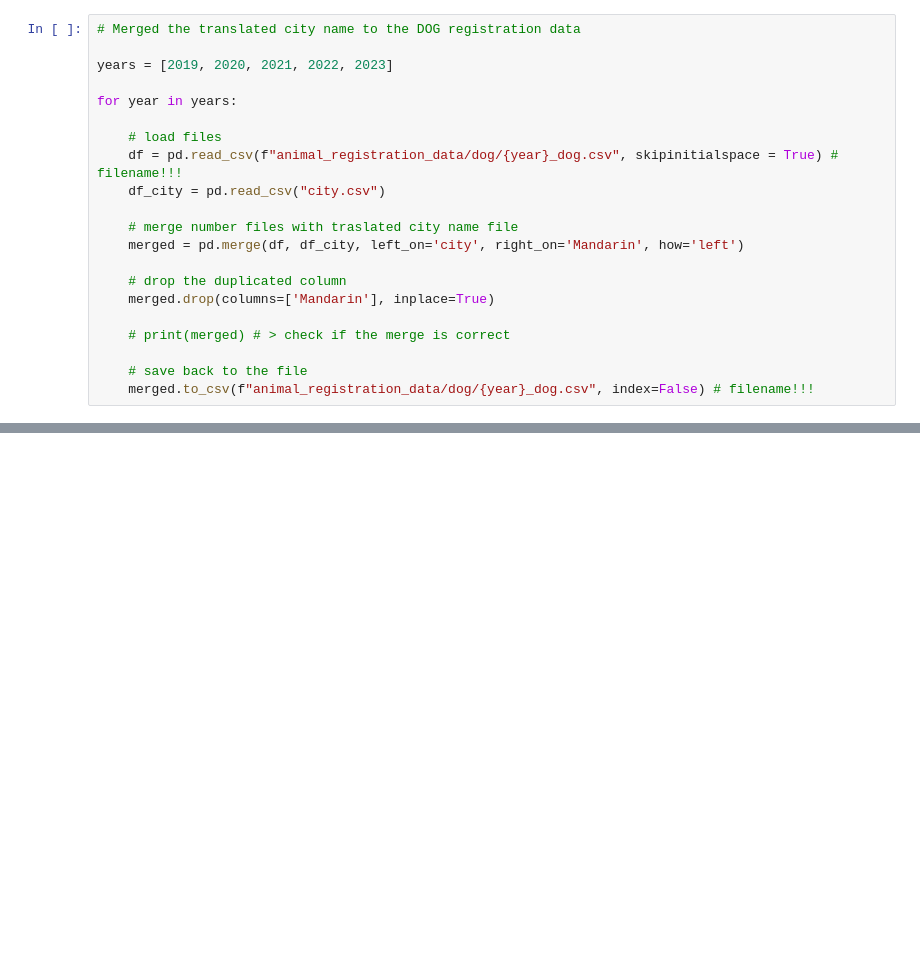
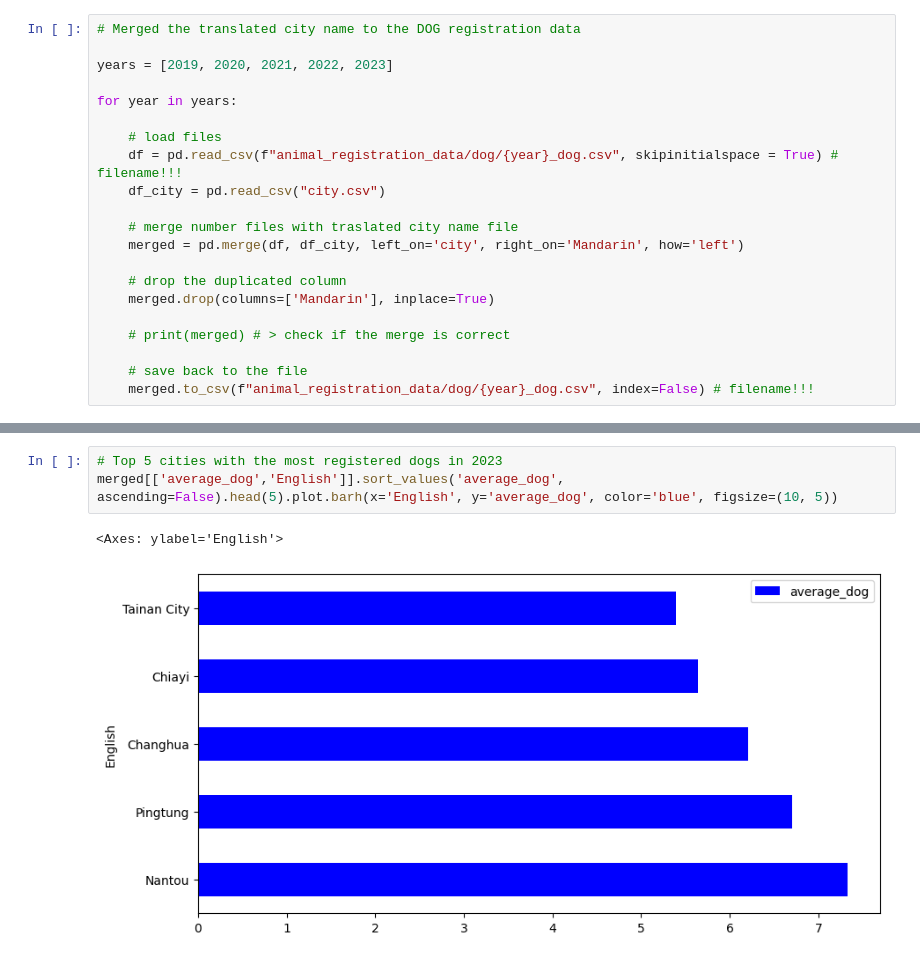
Before and after one commit to sabinahung/pet-ownership-taiwan, a Jupyter notebook: animal_registration.ipynb, the cells around one changed output, grey strips where cells are left out. Cells and saved outputs as stored; diff of their text form; blank space fills up the shorter version.

```diff
--- a/animal_registration.ipynb
+++ b/animal_registration.ipynb
@@ -170,0 +179,6 @@ for year in years:
+# %%
+# Top 5 cities with the most registered dogs in 2023
+merged[['average_dog','English']].sort_values('average_dog', ascending=False).head(5).plot.barh(x='English', y='average_dog', color='blue', figsize=(10, 5))
+# %% [output]
+<Axes: ylabel='English'>
+[figure, added]
```
Also changed, not shown: parts of 6 cells of this notebook, 8 other files.
